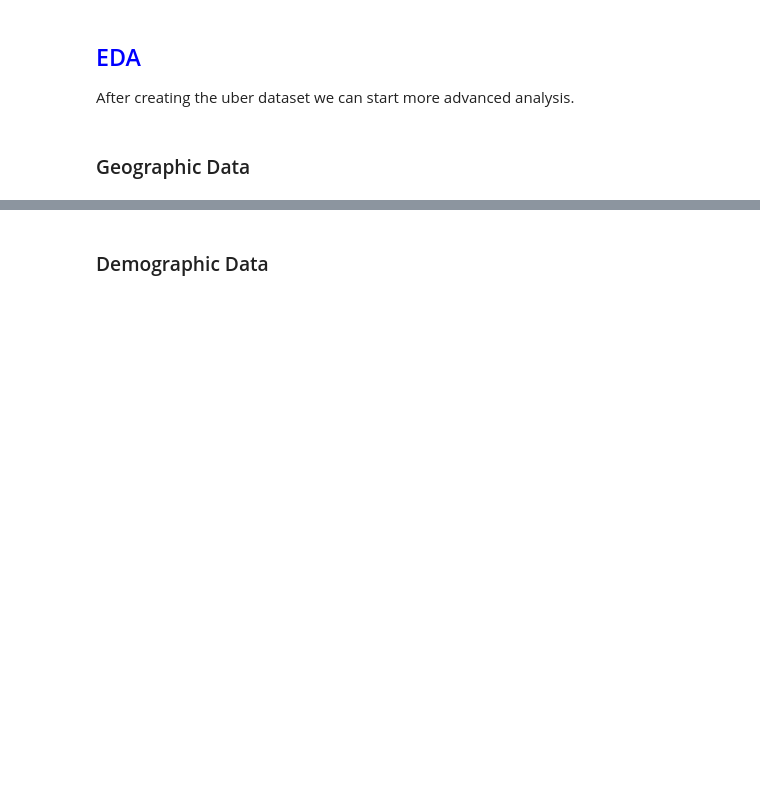
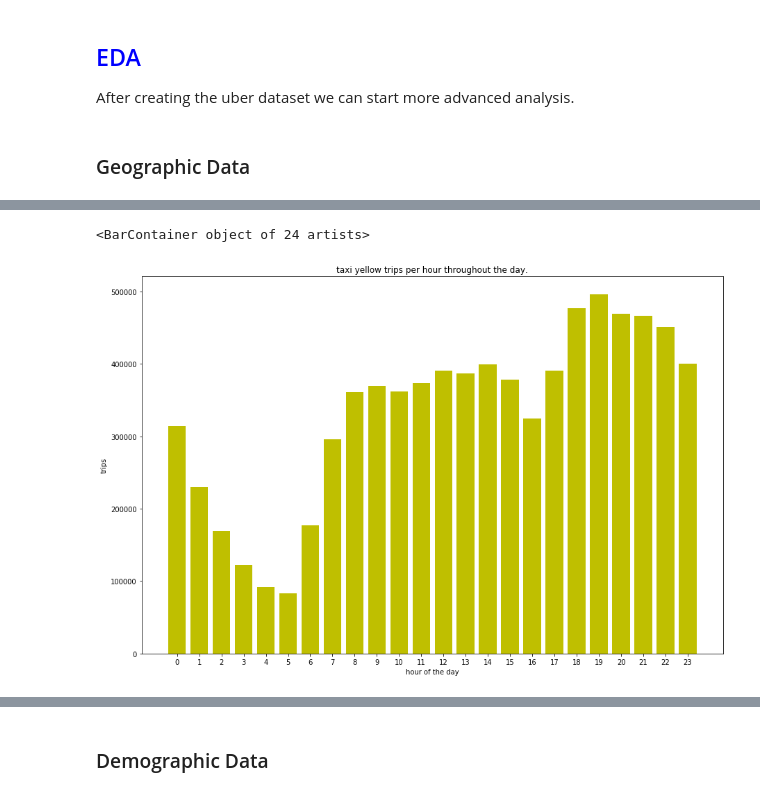
Before and after one commit to jagd724/datatlon, a Jupyter notebook: Datathon_DW.ipynb, the cells around one changed output, grey strips where cells are left out. Saved outputs shown, nothing was run; the diff lists cells and outputs as text; code cells hidden in the pictures; blank space fills up the shorter version.

```diff
--- a/Datathon_DW.ipynb
+++ b/Datathon_DW.ipynb
@@ -172,0 +169,15 @@ map_1.config
+# %%
+taxi_green_trips['HOUR'] = taxi_green_trips['pickup_datetime'].apply(lambda x: datetime.datetime.strptime(x, "%Y-%m-%d %H:%M:%S").hour)
+taxi_yellow_trips['HOUR'] = taxi_yellow_trips['pickup_datetime'].apply(lambda x: datetime.datetime.strptime(x, "%Y-%m-%d %H:%M:%S").hour)
+taxi_green_trips_PER_HOUR = taxi_green_trips.groupby('HOUR')['pickup_datetime'].count()
+taxi_yellow_trips_PER_HOUR = taxi_yellow_trips.groupby('HOUR')['pickup_datetime'].count()
+# %%
+plt.figure(figsize=(15,10))
+plt.title('taxi yellow trips per hour throughout the day.')
+plt.ylabel('trips')
+plt.xlabel('hour of the day')
+plt.xticks(taxi_yellow_trips_PER_HOUR.index)
+plt.bar(taxi_yellow_trips_PER_HOUR.index, taxi_yellow_trips_PER_HOUR, color='y')
+# %% [output]
+<BarContainer object of 24 artists>
+[figure, added]
```
Also changed, not shown: parts of 56 cells of this notebook.
